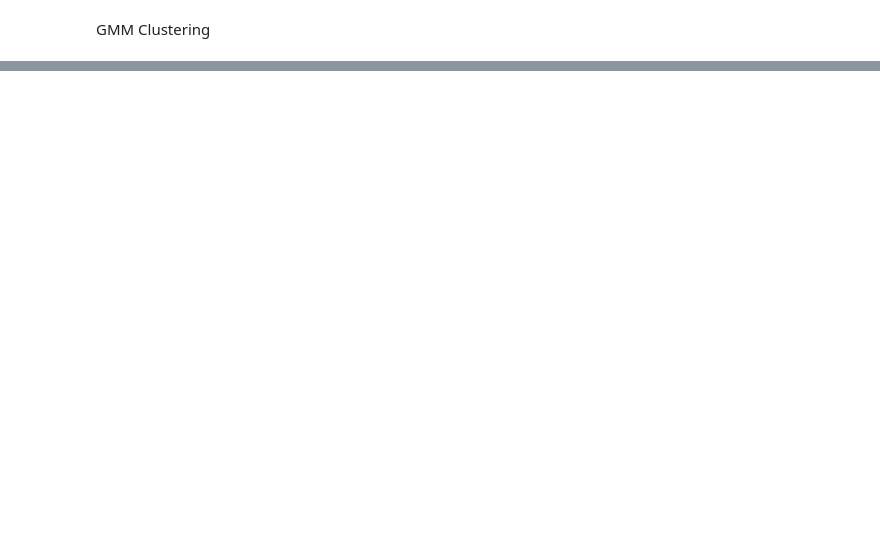
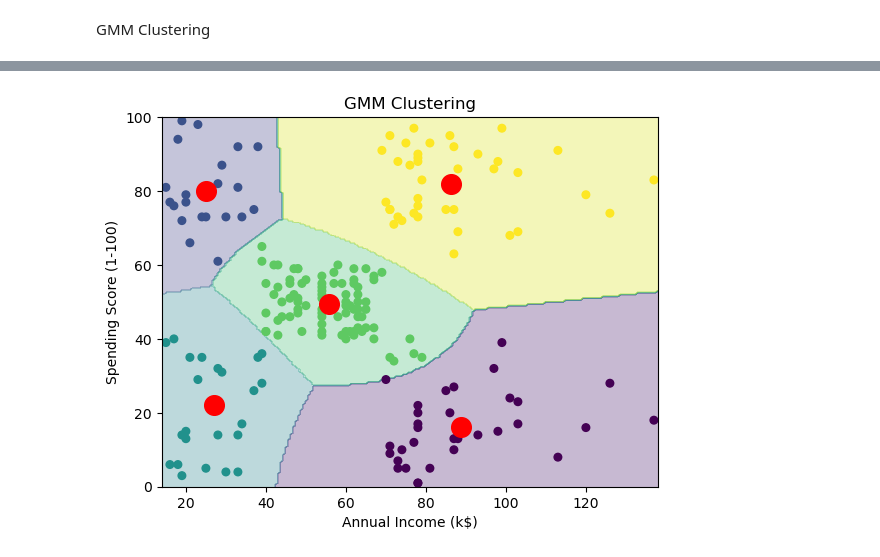
Before and after one commit to ottokol/AML, a Jupyter notebook: MALL2/Untitled-1.ipynb, the cells around one changed output, grey strips where cells are left out. Cells and saved outputs as stored; diff of their text form; code cells hidden in the pictures; blank space fills up the shorter version.

```diff
--- a/MALL2/Untitled-1.ipynb
+++ b/MALL2/Untitled-1.ipynb
@@ -172 +195,12 @@ probs = gmm.predict_proba(AI_SS)
+# %%
+# Create a mesh grid for decision boundary
+x = np.linspace(AI_SS[:, 0].min() - 1, AI_SS[:, 0].max() + 1, 200)
+y = np.linspace(AI_SS[:, 1].min() - 1, AI_SS[:, 1].max() + 1, 200)
+xx, yy = np.meshgrid(x, y)
+grid = np.c_[xx.ravel(), yy.ravel()]
+# %%
+# Evaluate probabilities for each cluster
+probs = gmm.predict_proba(grid)
+z = probs.argmax(axis=1)  # Assign cluster with highest probability
+z = z.reshape(xx.shape)
 # %%
@@ -183,0 +219,13 @@ plt.show()
+# %%
+#Visualizing the results with decision boundary
+plt.contourf(xx, yy, z, alpha=0.3, cmap='viridis')  # Cluster areas
+plt.scatter(AI_SS[:, 0], AI_SS[:, 1], c=labels, cmap='viridis', s=30)
+plt.scatter(gmm.means_[:, 0], gmm.means_[:, 1], c='red', s=200)
+
+plt.title('GMM Clustering')
+plt.xlabel('Annual Income (k$)')
+plt.ylabel('Spending Score (1-100)')
+
+plt.show()
+# %% [output]
+[figure, added]
```
Also changed, not shown: parts of 7 cells of this notebook.
